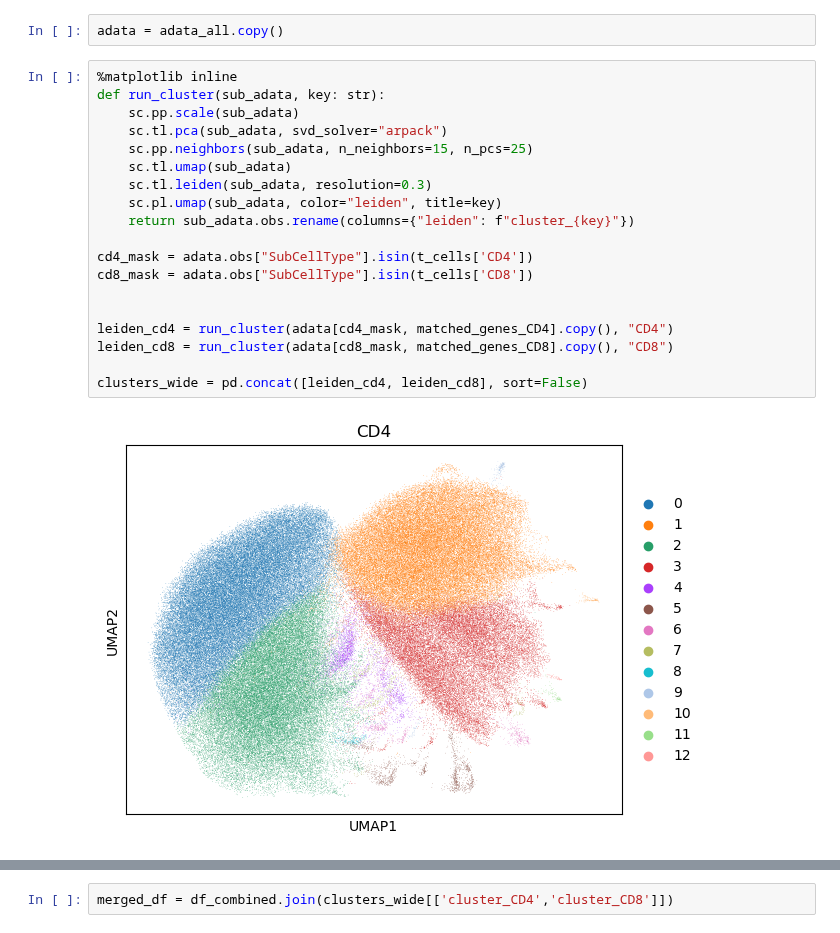
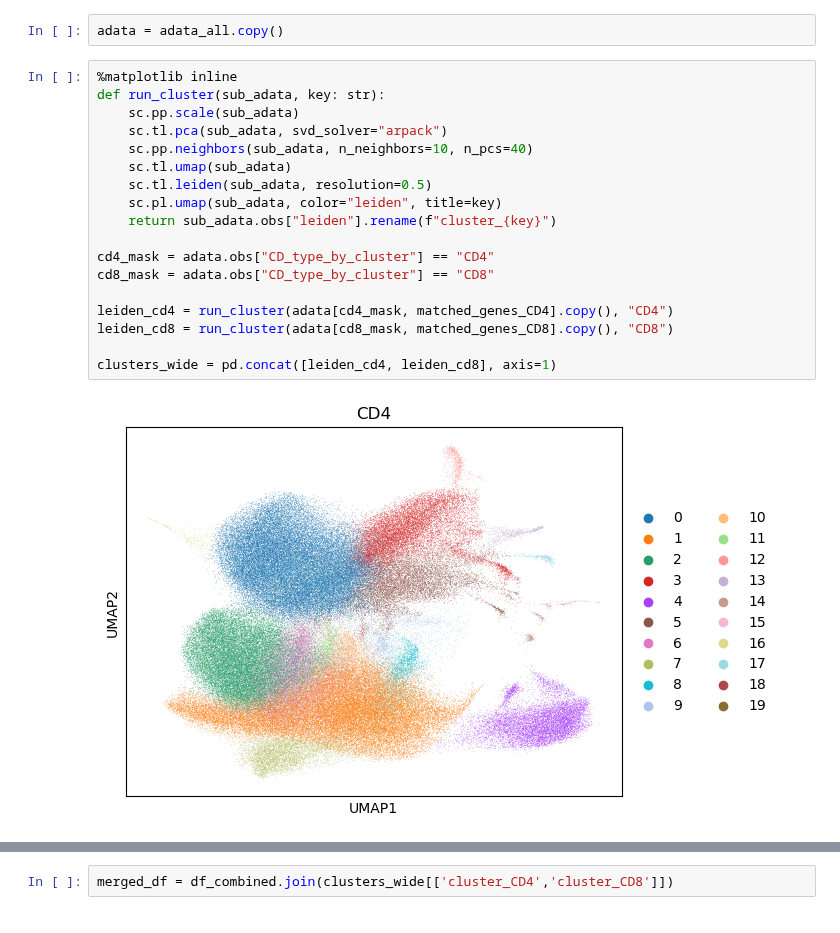
Before and after one commit to Sun-lab/CAT, a Jupyter notebook: Chen_2024/process_output.ipynb, the cells around one changed output, grey strips where cells are left out. Drawn from its saved outputs; the diff is of its cells as text.

```diff
--- a/Chen_2024/process_output.ipynb
+++ b/Chen_2024/process_output.ipynb
@@ -349,21 +372,20 @@ adata = adata_all.copy()
 # %%
 %matplotlib inline
 def run_cluster(sub_adata, key: str):
     sc.pp.scale(sub_adata)
     sc.tl.pca(sub_adata, svd_solver="arpack")
-    sc.pp.neighbors(sub_adata, n_neighbors=15, n_pcs=25)
+    sc.pp.neighbors(sub_adata, n_neighbors=10, n_pcs=40)
     sc.tl.umap(sub_adata)
-    sc.tl.leiden(sub_adata, resolution=0.3)
+    sc.tl.leiden(sub_adata, resolution=0.5)
     sc.pl.umap(sub_adata, color="leiden", title=key)
-    return sub_adata.obs.rename(columns={"leiden": f"cluster_{key}"})
+    return sub_adata.obs["leiden"].rename(f"cluster_{key}")
 
-cd4_mask = adata.obs["SubCellType"].isin(t_cells['CD4'])
-cd8_mask = adata.obs["SubCellType"].isin(t_cells['CD8'])
-
+cd4_mask = adata.obs["CD_type_by_cluster"] == "CD4"
+cd8_mask = adata.obs["CD_type_by_cluster"] == "CD8"
 
 leiden_cd4 = run_cluster(adata[cd4_mask, matched_genes_CD4].copy(), "CD4")
 leiden_cd8 = run_cluster(adata[cd8_mask, matched_genes_CD8].copy(), "CD8")
 
-clusters_wide = pd.concat([leiden_cd4, leiden_cd8], sort=False)
+clusters_wide = pd.concat([leiden_cd4, leiden_cd8], axis=1)
 # %% [output]
-[figure, old version]
+[figure, new version]
```
Also changed, not shown: parts of 29 cells of this notebook, 2 other files.
